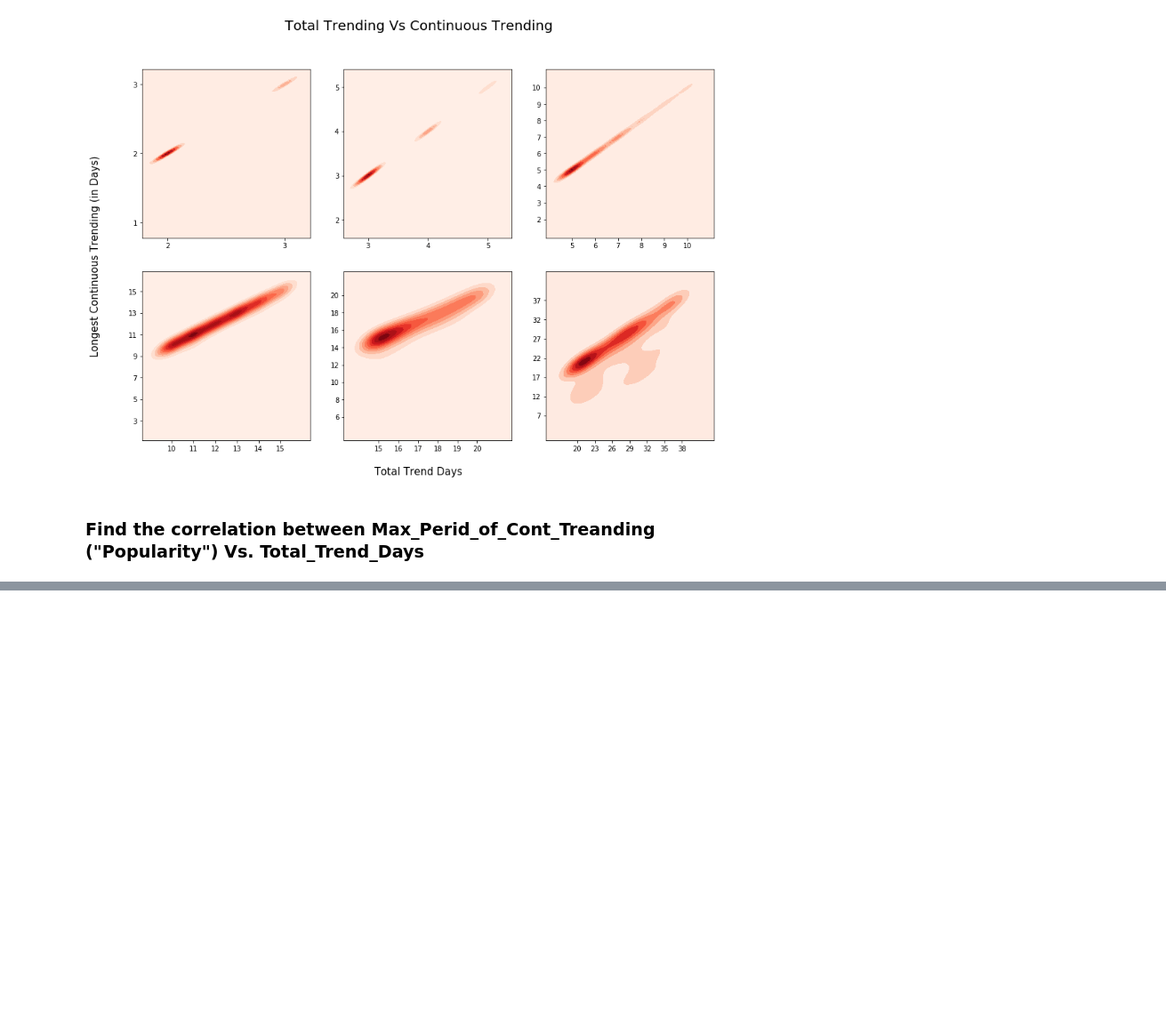
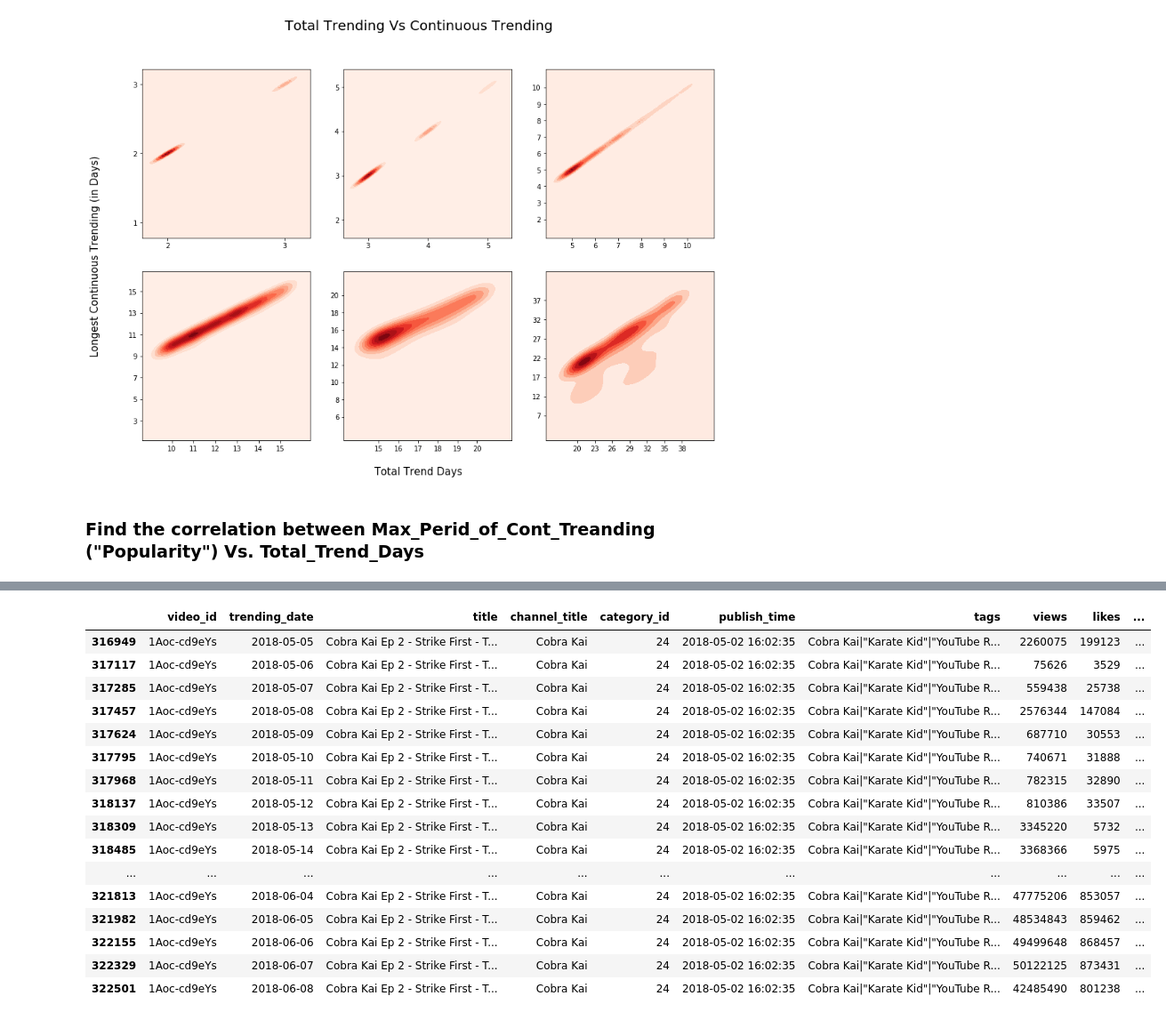
Before and after one commit to bnarath/YouTube_Trending, a Jupyter notebook: youtube-trending/Code/youtube_trending.ipynb, the cells around one changed output, grey strips where cells are left out. Shown at 89% size. Cells and saved outputs as stored; diff of their text form; code cells hidden in the pictures; blank space fills up the shorter version.

```diff
--- a/youtube-trending/Code/youtube_trending.ipynb
+++ b/youtube-trending/Code/youtube_trending.ipynb
@@ -289,0 +475,20 @@ st.pearsonr(Trending_Pattern_DF['Total_Trend_Days'], Trending_Pattern_DF['Max_Pe
+# %%
+Video_DF[Video_DF['video_id']=='1Aoc-cd9eYs']
+# %% [output]
+|  | video_id | trending_date | title | channel_title | category_id | publish_time | tags | views | likes | ... |
+| 316949 | 1Aoc-cd9eYs | 2018-05-05 | Cobra Kai Ep 2 - Strike First - T... | Cobra Kai | 24 | 2018-05-02 16:02:35 | Cobra Kai|"Karate Kid"|"YouTube R... | 2260075 | 199123 | ... |
+| 317117 | 1Aoc-cd9eYs | 2018-05-06 | Cobra Kai Ep 2 - Strike First - T... | Cobra Kai | 24 | 2018-05-02 16:02:35 | Cobra Kai|"Karate Kid"|"YouTube R... | 75626 | 3529 | ... |
+| 317285 | 1Aoc-cd9eYs | 2018-05-07 | Cobra Kai Ep 2 - Strike First - T... | Cobra Kai | 24 | 2018-05-02 16:02:35 | Cobra Kai|"Karate Kid"|"YouTube R... | 559438 | 25738 | ... |
+| 317457 | 1Aoc-cd9eYs | 2018-05-08 | Cobra Kai Ep 2 - Strike First - T... | Cobra Kai | 24 | 2018-05-02 16:02:35 | Cobra Kai|"Karate Kid"|"YouTube R... | 2576344 | 147084 | ... |
+| 317624 | 1Aoc-cd9eYs | 2018-05-09 | Cobra Kai Ep 2 - Strike First - T... | Cobra Kai | 24 | 2018-05-02 16:02:35 | Cobra Kai|"Karate Kid"|"YouTube R... | 687710 | 30553 | ... |
+| 317795 | 1Aoc-cd9eYs | 2018-05-10 | Cobra Kai Ep 2 - Strike First - T... | Cobra Kai | 24 | 2018-05-02 16:02:35 | Cobra Kai|"Karate Kid"|"YouTube R... | 740671 | 31888 | ... |
+| 317968 | 1Aoc-cd9eYs | 2018-05-11 | Cobra Kai Ep 2 - Strike First - T... | Cobra Kai | 24 | 2018-05-02 16:02:35 | Cobra Kai|"Karate Kid"|"YouTube R... | 782315 | 32890 | ... |
+| 318137 | 1Aoc-cd9eYs | 2018-05-12 | Cobra Kai Ep 2 - Strike First - T... | Cobra Kai | 24 | 2018-05-02 16:02:35 | Cobra Kai|"Karate Kid"|"YouTube R... | 810386 | 33507 | ... |
+| 318309 | 1Aoc-cd9eYs | 2018-05-13 | Cobra Kai Ep 2 - Strike First - T... | Cobra Kai | 24 | 2018-05-02 16:02:35 | Cobra Kai|"Karate Kid"|"YouTube R... | 3345220 | 5732 | ... |
+| 318485 | 1Aoc-cd9eYs | 2018-05-14 | Cobra Kai Ep 2 - Strike First - T... | Cobra Kai | 24 | 2018-05-02 16:02:35 | Cobra Kai|"Karate Kid"|"YouTube R... | 3368366 | 5975 | ... |
+| ... | ... | ... | ... | ... | ... | ... | ... | ... | ... | ... |
+| 321813 | 1Aoc-cd9eYs | 2018-06-04 | Cobra Kai Ep 2 - Strike First - T... | Cobra Kai | 24 | 2018-05-02 16:02:35 | Cobra Kai|"Karate Kid"|"YouTube R... | 47775206 | 853057 | ... |
+| 321982 | 1Aoc-cd9eYs | 2018-06-05 | Cobra Kai Ep 2 - Strike First - T... | Cobra Kai | 24 | 2018-05-02 16:02:35 | Cobra Kai|"Karate Kid"|"YouTube R... | 48534843 | 859462 | ... |
+| 322155 | 1Aoc-cd9eYs | 2018-06-06 | Cobra Kai Ep 2 - Strike First - T... | Cobra Kai | 24 | 2018-05-02 16:02:35 | Cobra Kai|"Karate Kid"|"YouTube R... | 49499648 | 868457 | ... |
+| 322329 | 1Aoc-cd9eYs | 2018-06-07 | Cobra Kai Ep 2 - Strike First - T... | Cobra Kai | 24 | 2018-05-02 16:02:35 | Cobra Kai|"Karate Kid"|"YouTube R... | 50122125 | 873431 | ... |
+| 322501 | 1Aoc-cd9eYs | 2018-06-08 | Cobra Kai Ep 2 - Strike First - T... | Cobra Kai | 24 | 2018-05-02 16:02:35 | Cobra Kai|"Karate Kid"|"YouTube R... | 42485490 | 801238 | ... |
```
Also changed, not shown: parts of 25 cells of this notebook, 1 other file.
